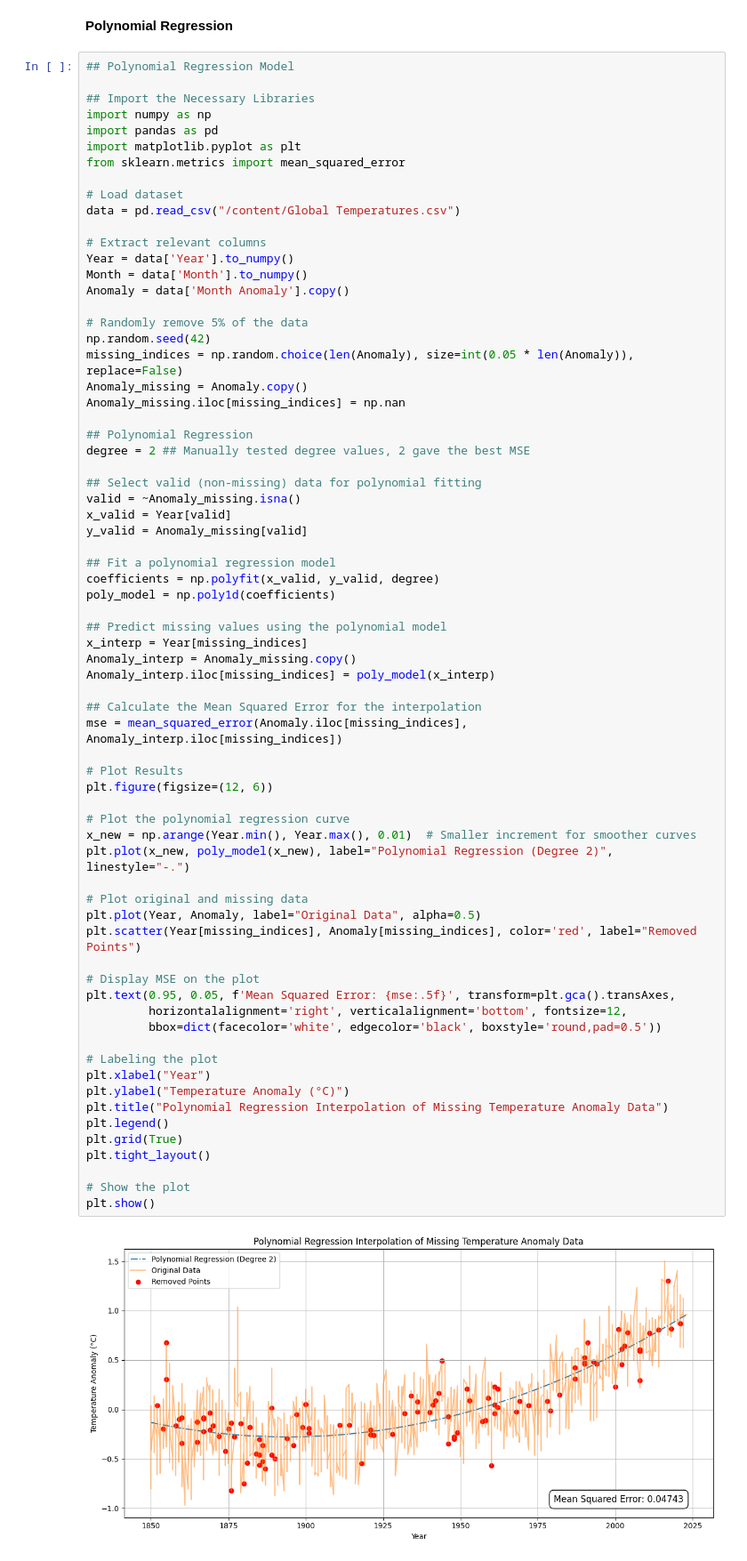
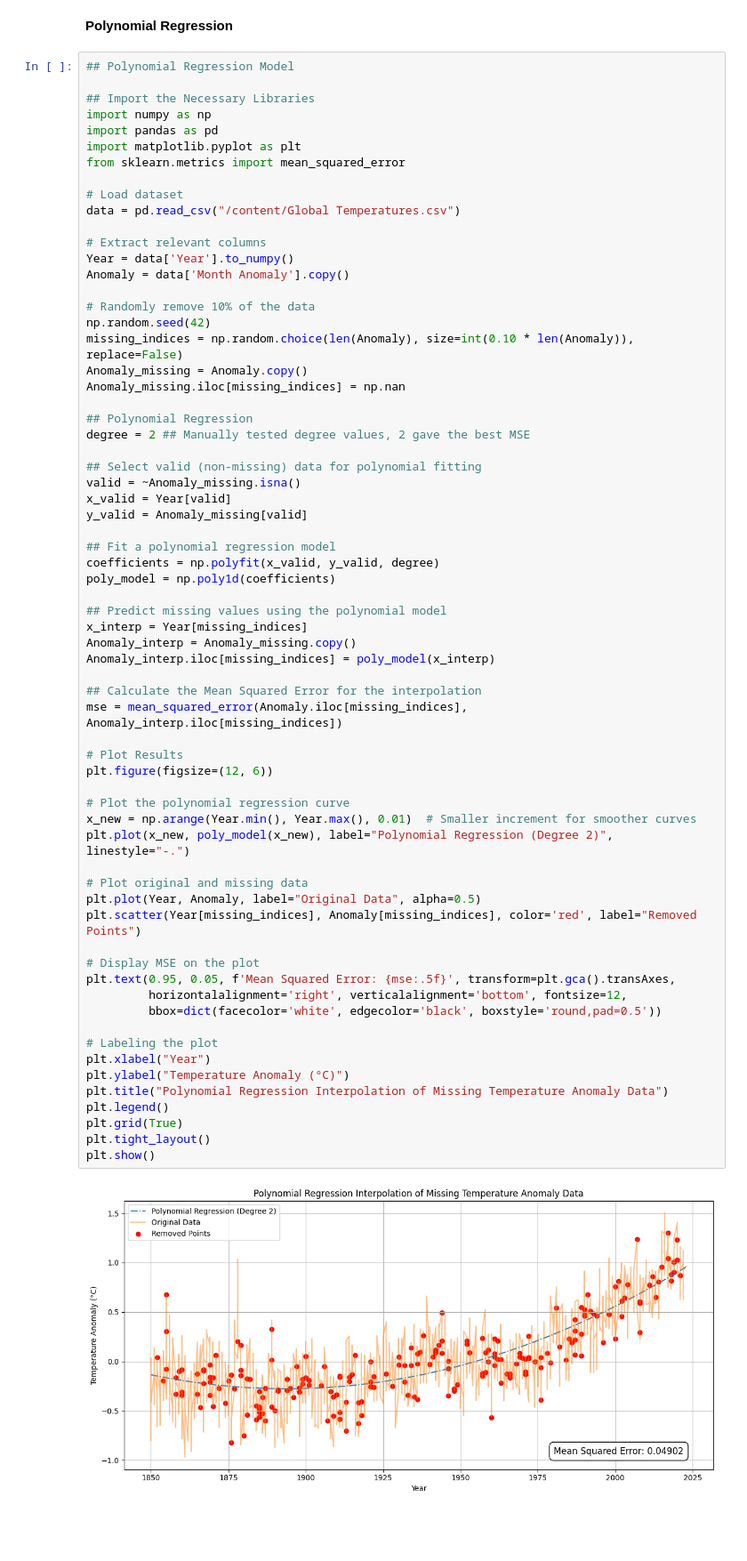
Before and after one commit to not-rudy/Applied-Computational-Methods, a Jupyter notebook: FinalProject.ipynb, the cells around one changed output. Shown: that part at 89% size. Saved outputs shown, nothing was run; the diff lists cells and outputs as text; blank space fills up the shorter version.

```diff
--- a/FinalProject.ipynb
+++ b/FinalProject.ipynb
@@ -205,12 +218,11 @@ data = pd.read_csv("/content/Global Temperatures.csv")
 
 # Extract relevant columns
 Year = data['Year'].to_numpy()
-Month = data['Month'].to_numpy()
 Anomaly = data['Month Anomaly'].copy()
 
-# Randomly remove 5% of the data
+# Randomly remove 10% of the data
 np.random.seed(42)
-missing_indices = np.random.choice(len(Anomaly), size=int(0.05 * len(Anomaly)), replace=False)
+missing_indices = np.random.choice(len(Anomaly), size=int(0.10 * len(Anomaly)), replace=False)
 Anomaly_missing = Anomaly.copy()
 Anomaly_missing.iloc[missing_indices] = np.nan
 
@@ -232,33 +244,31 @@ Anomaly_interp = Anomaly_missing.copy()
 Anomaly_interp.iloc[missing_indices] = poly_model(x_interp)
 
 ## Calculate the Mean Squared Error for the interpolation
 mse = mean_squared_error(Anomaly.iloc[missing_indices], Anomaly_interp.iloc[missing_indices])
 
 # Plot Results
 plt.figure(figsize=(12, 6))
 
 # Plot the polynomial regression curve
 x_new = np.arange(Year.min(), Year.max(), 0.01)  # Smaller increment for smoother curves
 plt.plot(x_new, poly_model(x_new), label="Polynomial Regression (Degree 2)", linestyle="-.")
 
 # Plot original and missing data
 plt.plot(Year, Anomaly, label="Original Data", alpha=0.5)
 plt.scatter(Year[missing_indices], Anomaly[missing_indices], color='red', label="Removed Points")
 
 # Display MSE on the plot
 plt.text(0.95, 0.05, f'Mean Squared Error: {mse:.5f}', transform=plt.gca().transAxes,
          horizontalalignment='right', verticalalignment='bottom', fontsize=12,
          bbox=dict(facecolor='white', edgecolor='black', boxstyle='round,pad=0.5'))
 
 # Labeling the plot
 plt.xlabel("Year")
 plt.ylabel("Temperature Anomaly (°C)")
 plt.title("Polynomial Regression Interpolation of Missing Temperature Anomaly Data")
 plt.legend()
 plt.grid(True)
 plt.tight_layout()
-
-# Show the plot
 plt.show()
 # %% [output]
-[figure, old version]
+[figure, new version]
```
Also changed, not shown: parts of 22 cells of this notebook.
